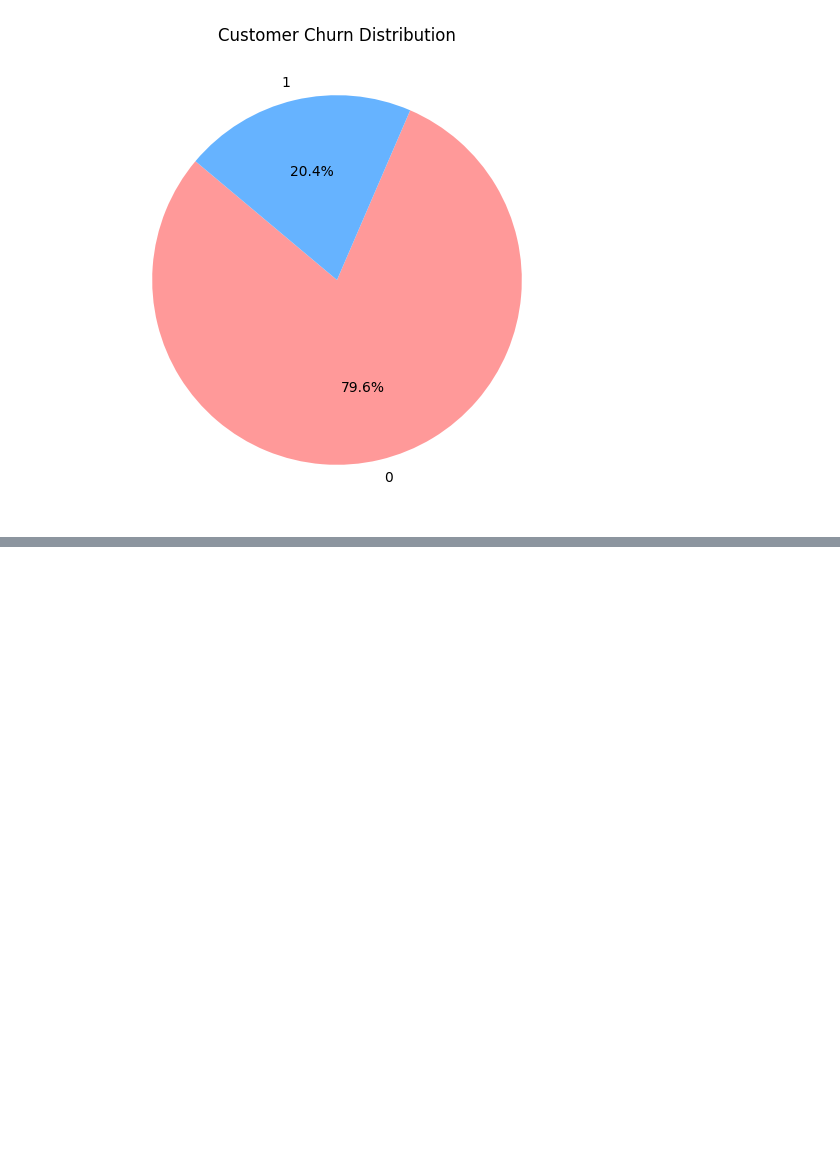
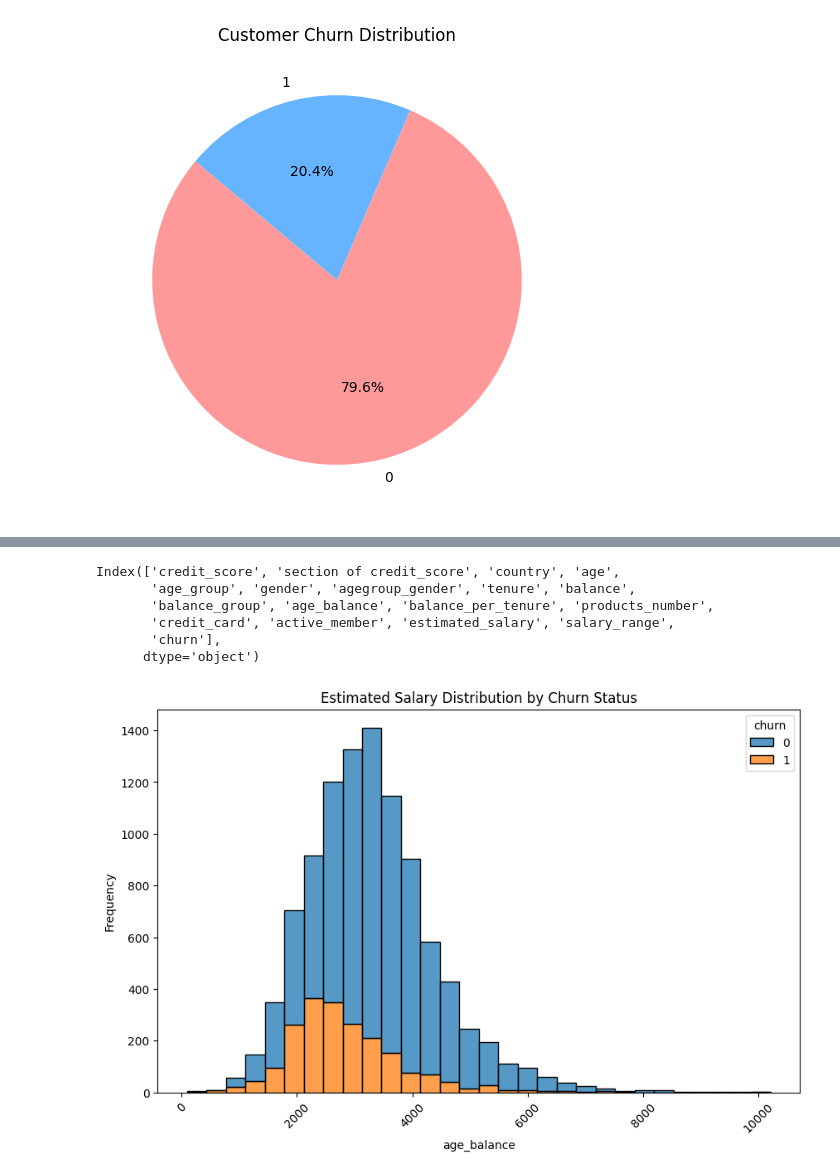
Before and after one commit to coconutkim/project_churn, a Jupyter notebook: real3.ipynb, the cells around one changed output, grey strips where cells are left out. Cells and saved outputs as stored; diff of their text form; code cells hidden in the pictures; blank space fills up the shorter version.

```diff
--- a/real3.ipynb
+++ b/real3.ipynb
@@ -53,0 +68,24 @@ plt.show()
+# %%
+df.columns
+# %% [output]
+Index(['credit_score', 'section of credit_score', 'country', 'age',
+       'age_group', 'gender', 'agegroup_gender', 'tenure', 'balance',
+       'balance_group', 'age_balance', 'balance_per_tenure', 'products_number',
+       'credit_card', 'active_member', 'estimated_salary', 'salary_range',
+       'churn'],
+      dtype='object')
+# %%
+import matplotlib.pyplot as plt
+import seaborn as sns
+
+# 이탈 여부에 따른 추정 봉급의 히스토그램
+plt.figure(figsize=(10, 6))
+sns.histplot(data=df, x='age_balance', hue='churn', multiple='stack', bins=30)
+plt.title('Estimated Salary Distribution by Churn Status')
+plt.xlabel('age_balance')
+# x축 레이블을 45도 기울이기
+plt.xticks(rotation=45)
+plt.ylabel('Frequency')
+plt.show()
+# %% [output]
+[figure, added]
```
Also changed, not shown: parts of 1 cell of this notebook.
